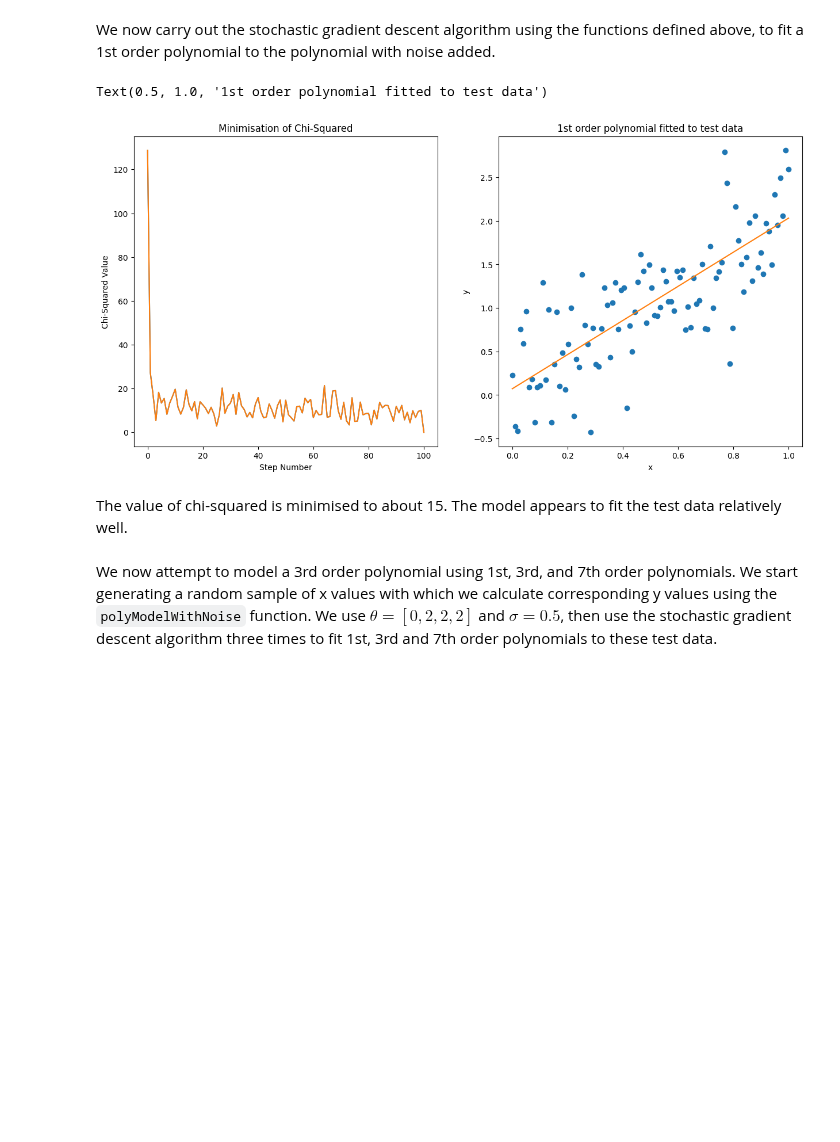
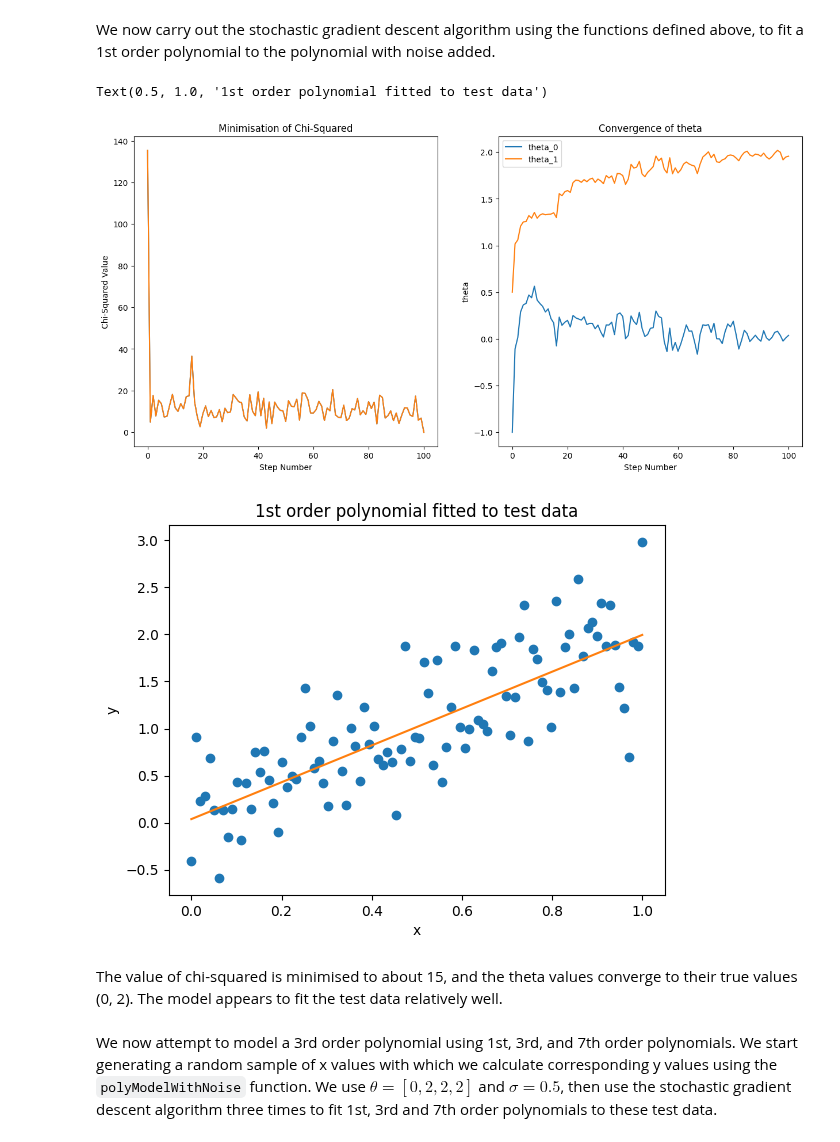
Before and after one commit to rhtweedie/ml_assignments, a Jupyter notebook: 1. CurveFitting.ipynb, the cells around one changed output. Drawn from its saved outputs; the diff is of its cells as text; code cells hidden in the pictures; blank space fills up the shorter version.

Commit message:
Add plot for convergence of theta

```diff
--- a/1. CurveFitting.ipynb
+++ b/1. CurveFitting.ipynb
@@ -167,38 +167,47 @@ We now carry out the stochastic gradient descent algorithm using the functions d
 # %%
 # Implement stochastic gradient descent algorithm to fit a first order polynomial
 
 NUM_STEPS = 100
 START_THETA = [-1, 0.5]
 TRUE_THETA_1 = [0, 2]
 TRUE_SIGMA = 0.5
 ETA = 0.5
 
 # fit first order polynomial
 theta_pol_1, chi_sq_pol_1 = stochastic_grad_desc(NUM_STEPS, START_THETA, TRUE_THETA_1, TRUE_SIGMA, ETA)
 
-fig, ax = plt.subplots(1, 2, figsize = [15, 7])
+fig1, ax = plt.subplots(1, 2, figsize = [15, 7])
 
 # plot convergence of chi_sq to minimum
 ax[0].plot(range(len(chi_sq_pol_1)), chi_sq_pol_1)
 ax[0].set_xlabel('Step Number')
 ax[0].set_ylabel('Chi-Squared Value')
 ax[0].set_title('Minimisation of Chi-Squared')
 
+# plot convergence of theta values
+ax[1].plot(range(len(theta_pol_1)), theta_pol_1, label = ['theta_0', 'theta_1'])
+ax[1].set_xlabel('Step Number')
+ax[1].set_ylabel('theta')
+ax[1].set_title('Convergence of theta')
+ax[1].legend()
+
 # calculate the y values given theta calculated from minimising the chi-sq value
 final_theta = theta_pol_1[-1]
 y_final = polyModelWithNoise(data_x_1, final_theta, 0)
 
 # plot test data and model
-ax[1].plot(data_x_1, data_y_1, 'o')
-ax[1].plot(data_x_1, y_final)
-ax[1].set_xlabel('x')
-ax[1].set_ylabel('y')
-ax[1].set_title('1st order polynomial fitted to test data')
+fig2, ax = plt.subplots()
+ax.plot(data_x_1, data_y_1, 'o', markersize = 3)
+ax.plot(data_x_1, y_final)
+ax.set_xlabel('x')
+ax.set_ylabel('y')
+ax.set_title('1st order polynomial fitted to test data')
 # %% [output]
 Text(0.5, 1.0, '1st order polynomial fitted to test data')
-[figure, old version]
+[figure, new version]
+[figure, added]
 # %% [markdown]
-The value of chi-squared is minimised to about 15. The model appears to fit the test data relatively well.
+The value of chi-squared is minimised to about 15, and the theta values converge to their true values (0, 2). The model appears to fit the test data relatively well.
 # %% [markdown]
 We now attempt to model a 3rd order polynomial using 1st, 3rd, and 7th order polynomials. We start generating a random sample of x values with which we calculate corresponding y values using the `polyModelWithNoise` function. We use $\theta = [0, 2, 2, 2]$ and $\sigma = 0.5$, then use the stochastic gradient descent algorithm three times to fit 1st, 3rd and 7th order polynomials to these test data.
 # %%
```
Also changed, not shown: parts of 2 cells of this notebook.
